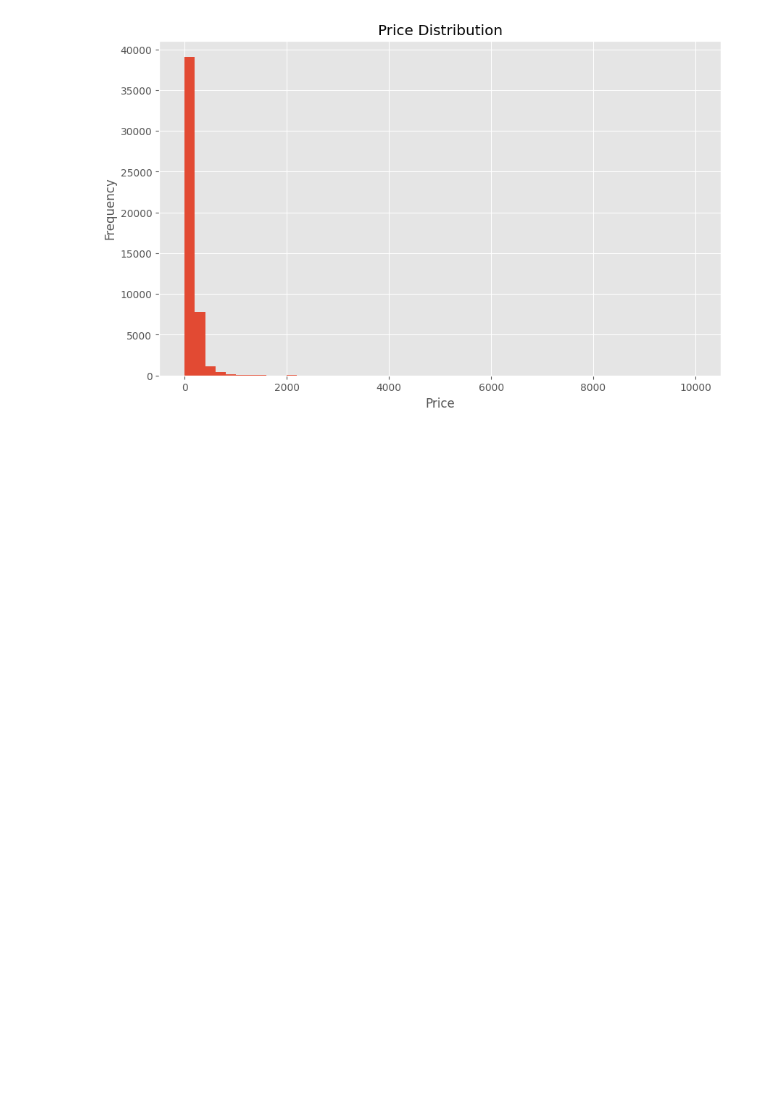
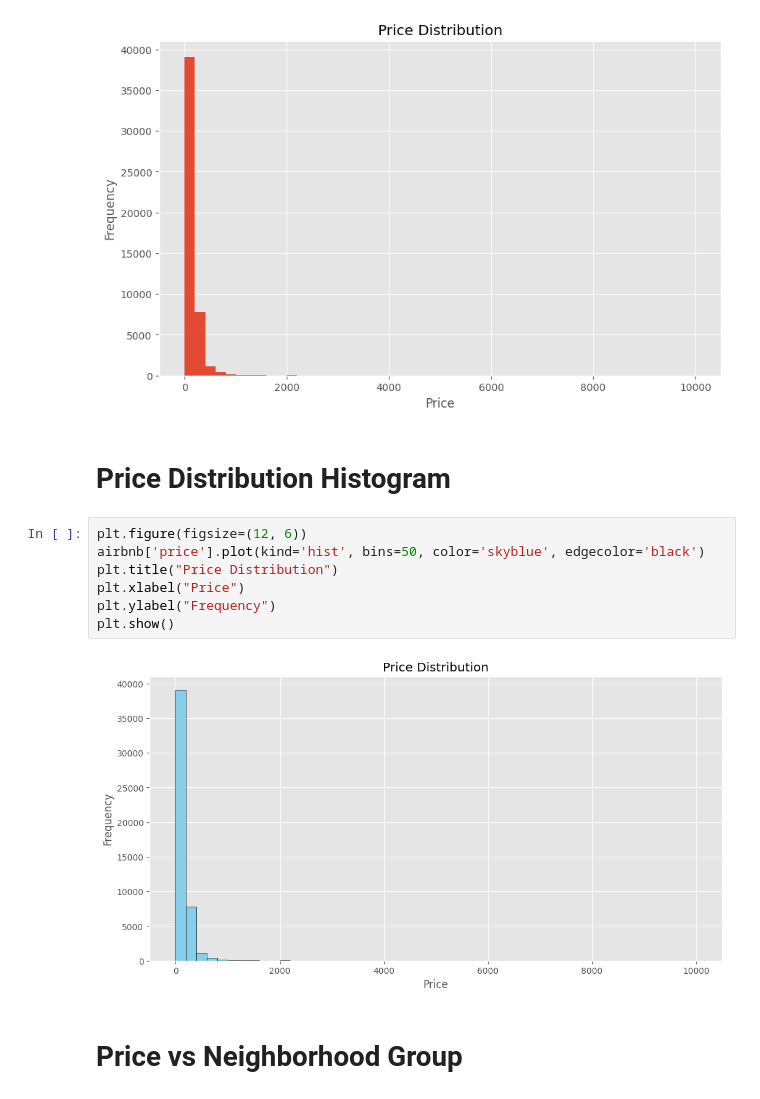
Before and after one commit to PanithanPenny/ProgrammingWithData, a Jupyter notebook: Midterm_Penny.ipynb, the cells around one changed output. Drawn from its saved outputs; the diff is of its cells as text; blank space fills up the shorter version.

```diff
--- a/Midterm_Penny.ipynb
+++ b/Midterm_Penny.ipynb
@@ -80,3 +90,16 @@ plt.xlabel('Price')
 plt.show()
 # %% [output]
 [figure]
+# %% [markdown]
+# Price Distribution Histogram
+# %%
+plt.figure(figsize=(12, 6))
+airbnb['price'].plot(kind='hist', bins=50, color='skyblue', edgecolor='black')
+plt.title("Price Distribution")
+plt.xlabel("Price")
+plt.ylabel("Frequency")
+plt.show()
+# %% [output]
+[figure, added]
+# %% [markdown]
+# Price vs Neighborhood Group
```
Also changed, not shown: parts of 22 cells of this notebook.
